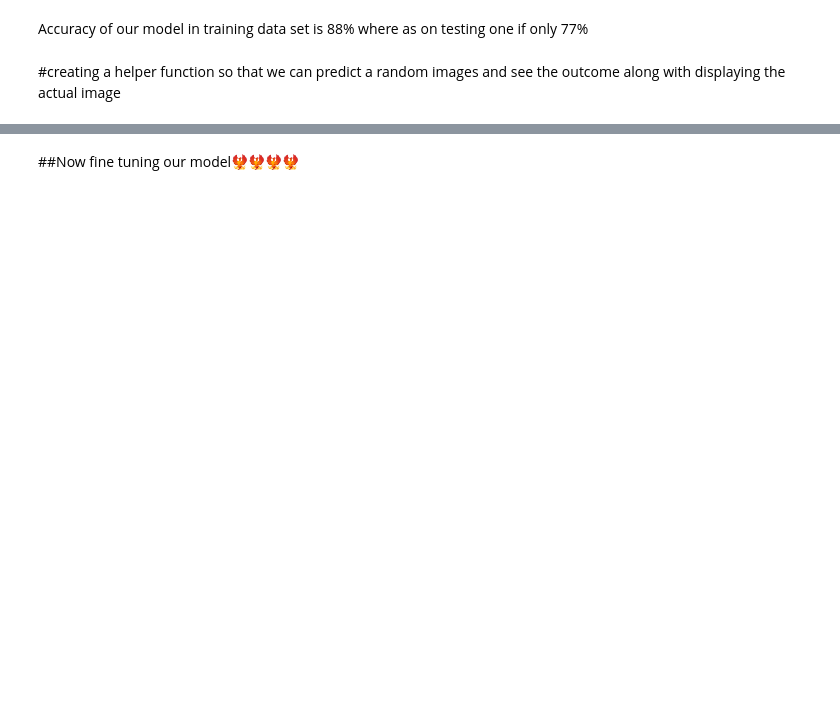
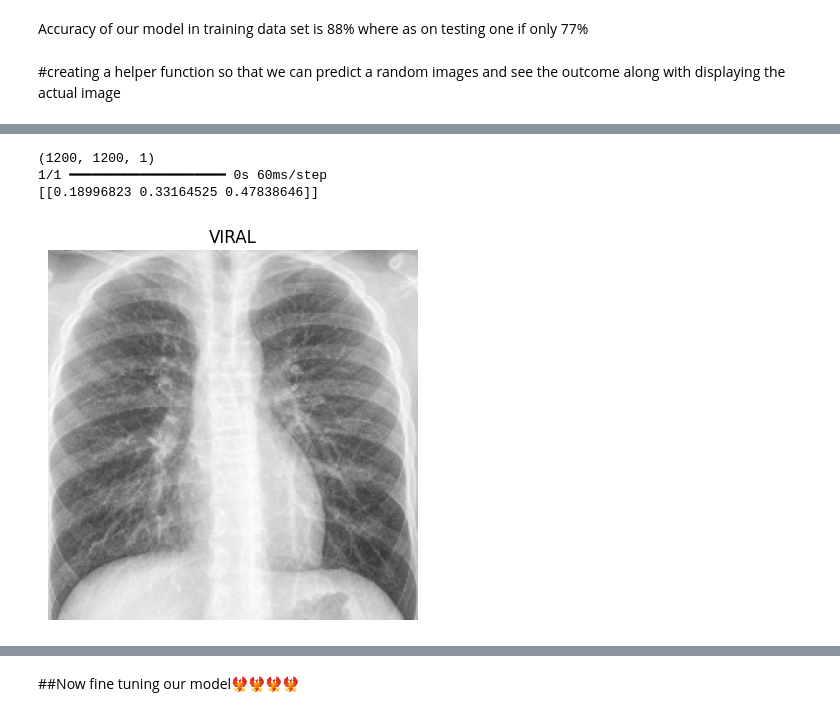
Before and after one commit to RautRitesh/EfficientNetB0-X-Ray-Classifier, a Jupyter notebook: Pneumonia_or_not.ipynb, the cells around one changed output, grey strips where cells are left out. Cells and saved outputs as stored; diff of their text form; code cells hidden in the pictures; blank space fills up the shorter version.

```diff
--- a/Pneumonia_or_not.ipynb
+++ b/Pneumonia_or_not.ipynb
@@ -176,0 +199,7 @@ pred_and_show(filename="/content/pneumonia.jpg")
+# %%
+pred_and_show(filename="/content/p_2.jpeg")
+# %% [output]
+(1200, 1200, 1)
+1/1 ━━━━━━━━━━━━━━━━━━━━ 0s 60ms/step
+[[0.18996823 0.33164525 0.47838646]]
+[figure, added]
```
Also changed, not shown: parts of 38 cells of this notebook.
